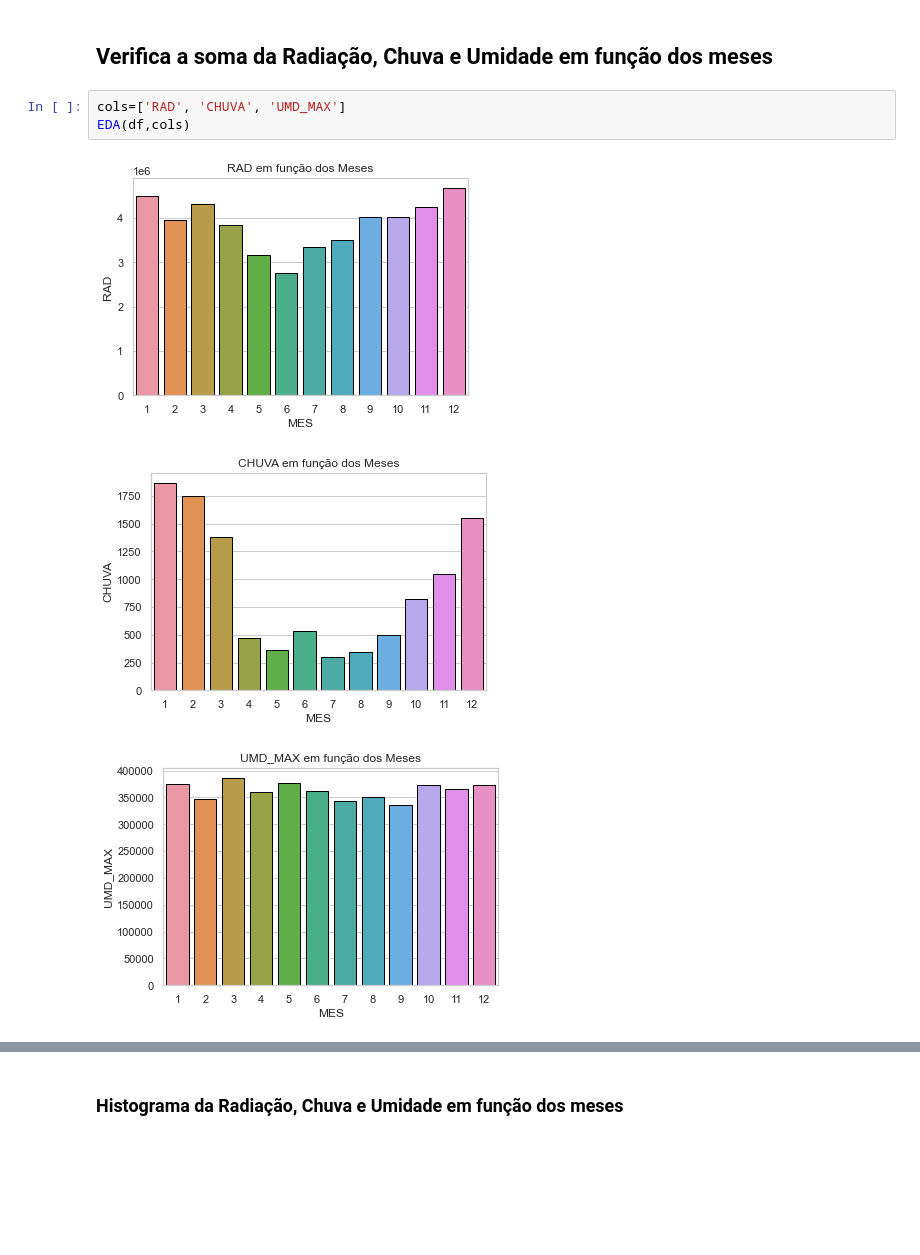
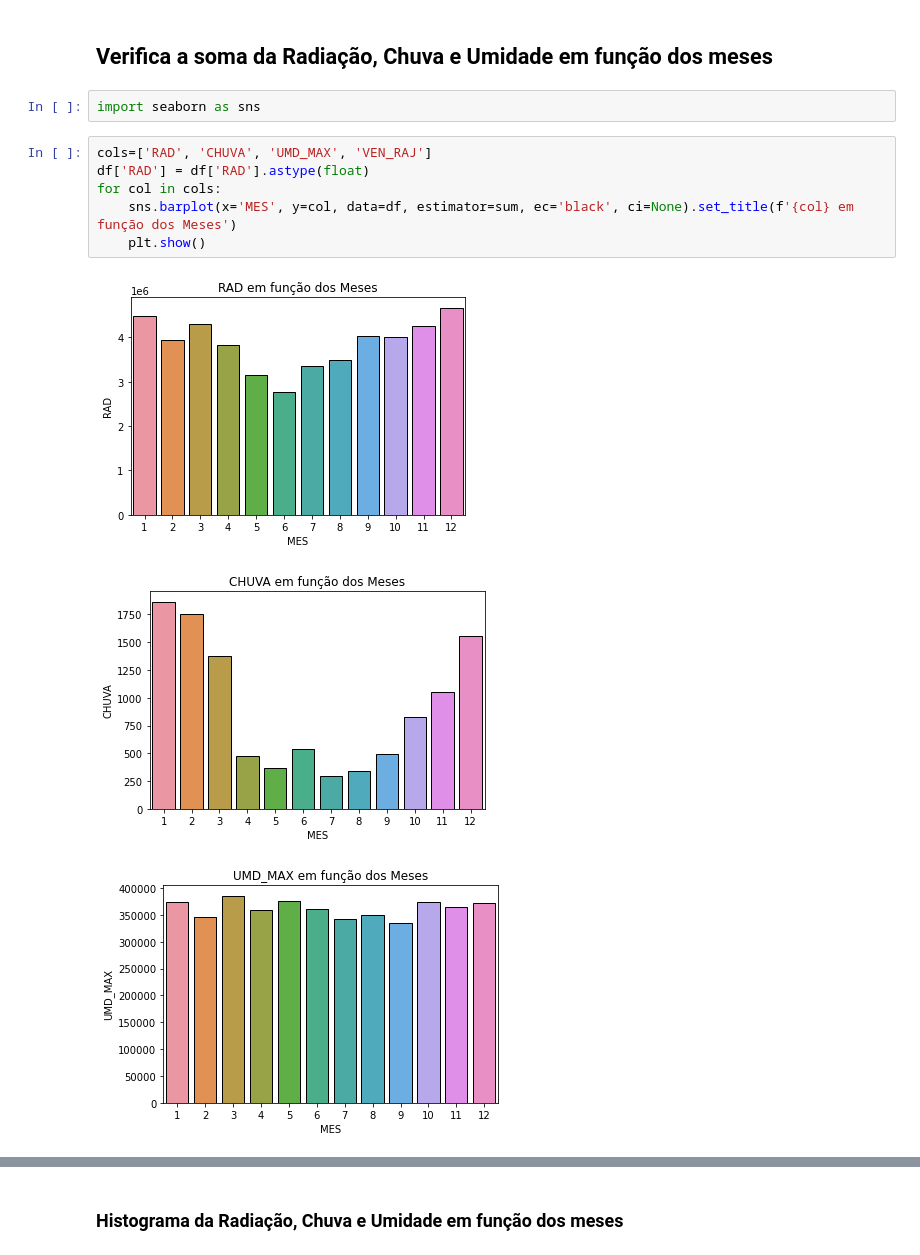
Before and after one commit to ThaliSug/Projeto_DH, a Jupyter notebook: 3. EDA.ipynb, the cells around one changed output, grey strips where cells are left out. Saved outputs shown, nothing was run; the diff lists cells and outputs as text; blank space fills up the shorter version.

```diff
--- a/3. EDA.ipynb
+++ b/3. EDA.ipynb
@@ -53,9 +59,14 @@ Name: RAD, dtype: float64
 # %% [markdown]
 ## Verifica a soma da Radiação, Chuva e Umidade em função dos meses
-# %%
-cols=['RAD', 'CHUVA', 'UMD_MAX']
-EDA(df,cols)
-# %% [output]
-[figure, removed]
-[figure, removed]
-[figure, removed]
+# %%
+import seaborn as sns
+# %%
+cols=['RAD', 'CHUVA', 'UMD_MAX', 'VEN_RAJ']
+df['RAD'] = df['RAD'].astype(float)
+for col in cols:
+    sns.barplot(x='MES', y=col, data=df, estimator=sum, ec='black', ci=None).set_title(f'{col} em função dos Meses')
+    plt.show()
+# %% [output]
+[figure, added]
+[figure, added]
+[figure, added]
```
Also changed, not shown: parts of 12 cells of this notebook, 1 other file.
